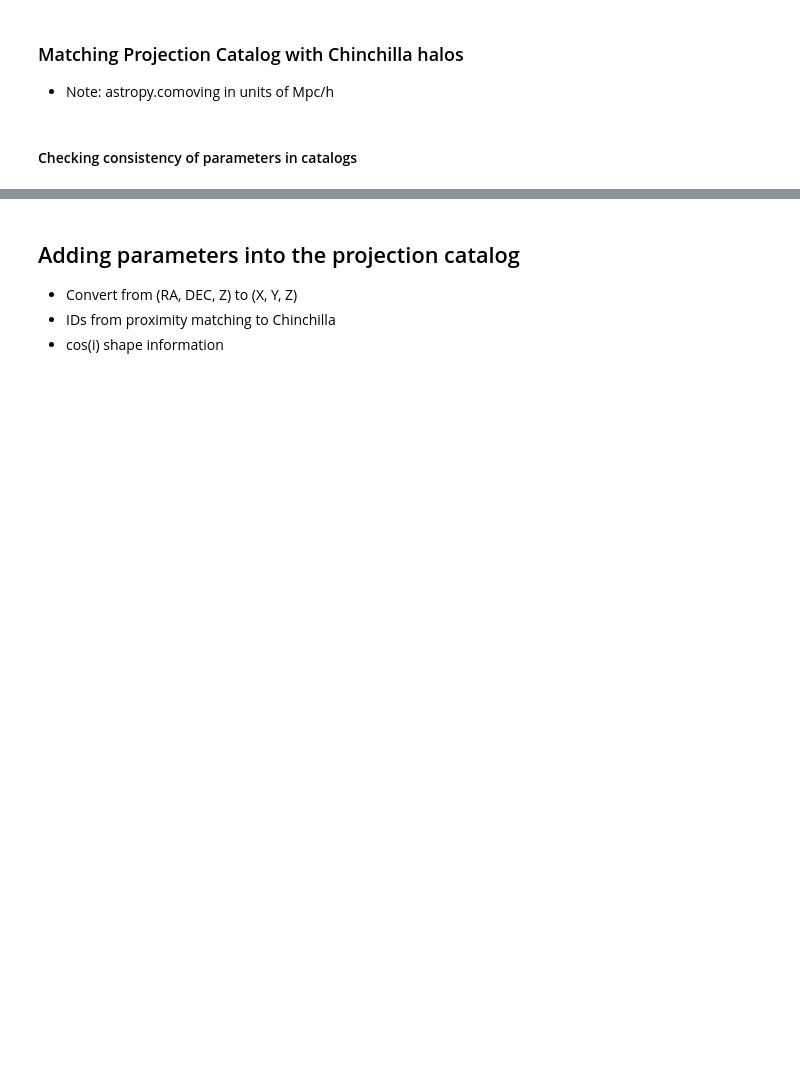
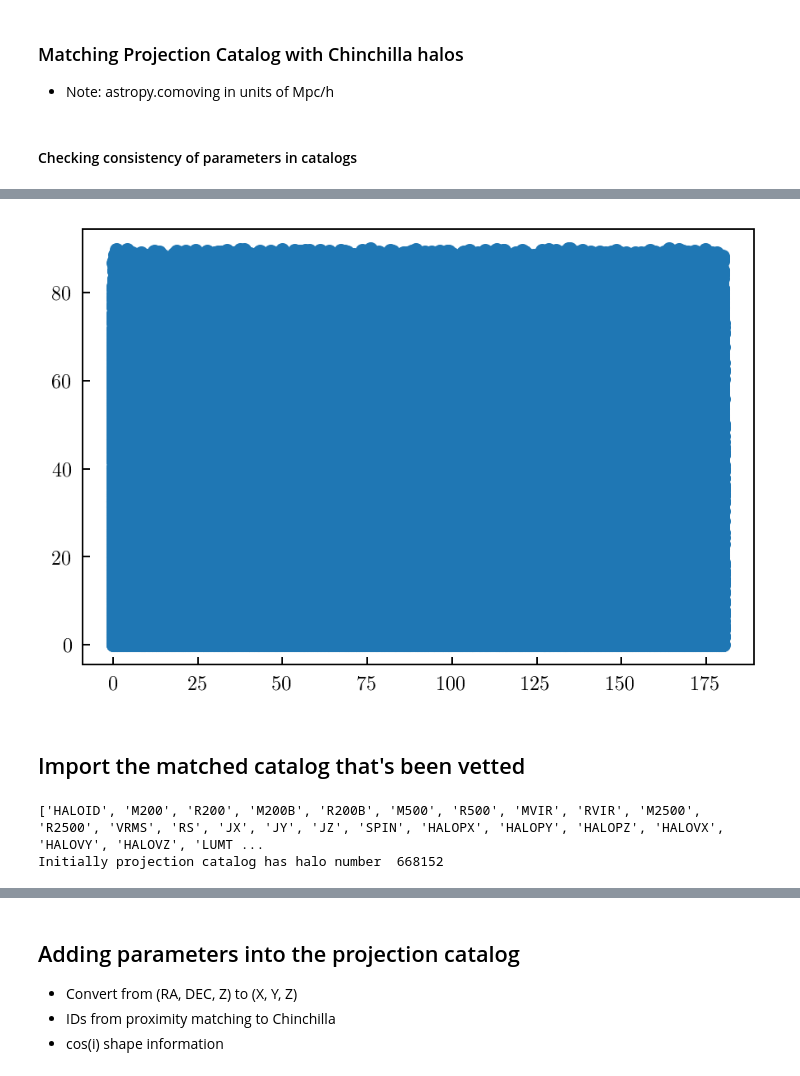
Before and after one commit to zzbenjamin94/des_y1_triaxiality, a Jupyter notebook: repo/halo_cluster_matching/read_projection.ipynb, the cells around one changed output, grey strips where cells are left out. Cells and saved outputs as stored; diff of their text form; code cells hidden in the pictures; blank space fills up the shorter version.

```diff
--- a/repo/halo_cluster_matching/read_projection.ipynb
+++ b/repo/halo_cluster_matching/read_projection.ipynb
@@ -223,0 +294,20 @@ plt.show()
+# %%
+#This shows coordinates after rotation. Original coordinates NOT rotated
+plt.scatter(proj_data.RA , proj_data.DEC )
+plt.show()
+# %% [output]
+[figure, added]
+# %% [markdown]
+## Import the matched catalog that's been vetted
+# %%
+datadir = data_home_dir()
+homedir = home_dir()
+proj_dir = datadir + 'projection/'+'proj_buzzmatched.fits'
+proj_list = fits.open(proj_dir)
+proj_data = proj_list[1].data
+print proj_data.names
+proj_data = proj_data.view(np.recarray)
+print "Initially projection catalog has halo number ", len(proj_data)
+# %% [output]
+['HALOID', 'M200', 'R200', 'M200B', 'R200B', 'M500', 'R500', 'MVIR', 'RVIR', 'M2500', 'R2500', 'VRMS', 'RS', 'JX', 'JY', 'JZ', 'SPIN', 'HALOPX', 'HALOPY', 'HALOPZ', 'HALOVX', 'HALOVY', 'HALOVZ', 'LUMT ...
+Initially projection catalog has halo number  668152
```
Also changed, not shown: parts of 25 cells of this notebook.
